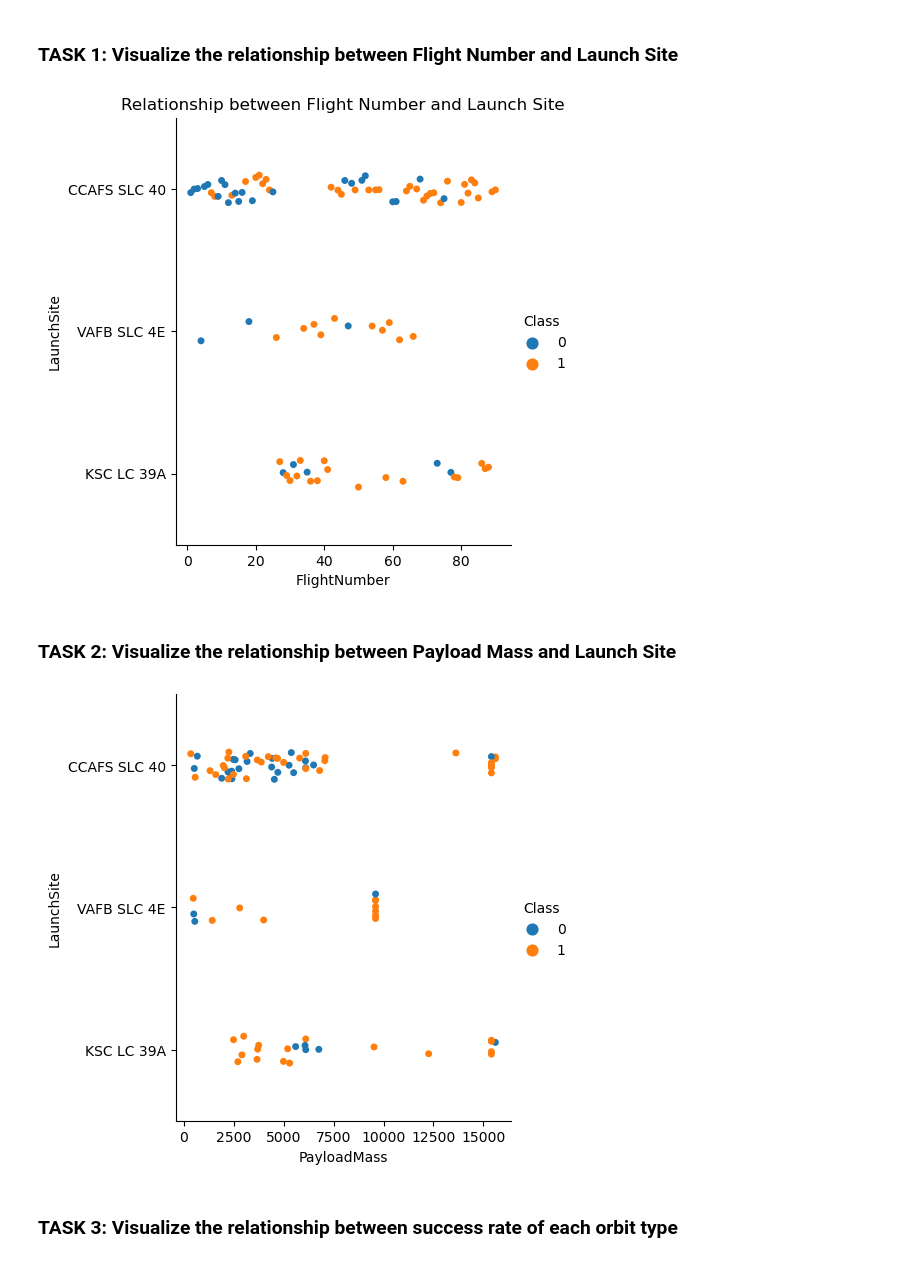
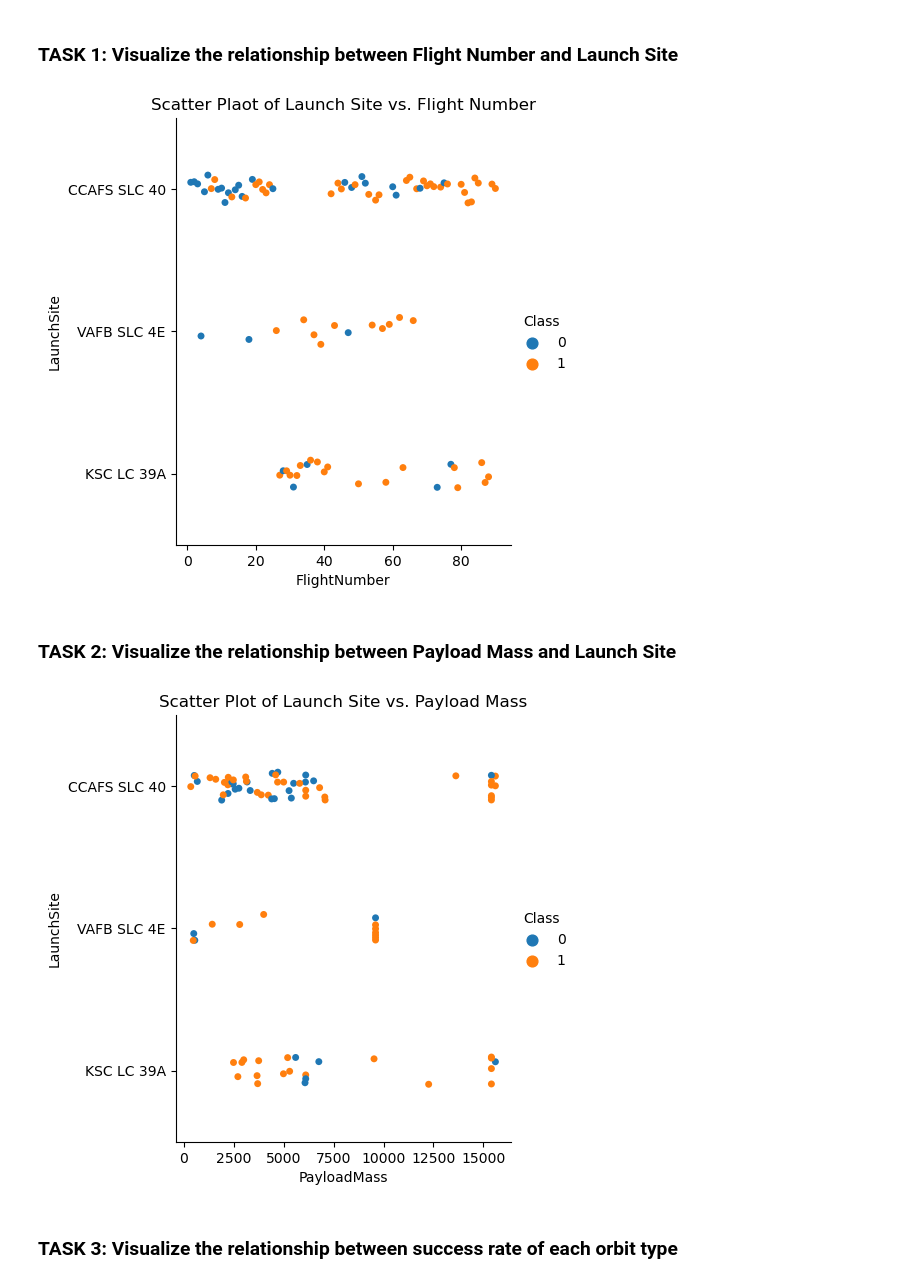
Before and after one commit to te-ex153/ibm-capstone, a Jupyter notebook: ibm_capstone_visualization.ipynb, the cells around one changed output. Saved outputs shown, nothing was run; the diff lists cells and outputs as text; code cells hidden in the pictures.

Commit message:
Add files via upload
Updated some graph titles

```diff
--- a/ibm_capstone_visualization.ipynb
+++ b/ibm_capstone_visualization.ipynb
@@ -70,18 +70,19 @@ plt.show()
 # %%
 # Plot a scatter point chart with x axis to be Flight Number and y axis to be the launch site, and hue to be the class value
 sns.catplot(x='FlightNumber', y='LaunchSite', hue='Class', data=df)
-plt.title('Relationship between Flight Number and Launch Site')
+plt.title('Scatter Plaot of Launch Site vs. Flight Number')
 plt.show()
 # %% [output]
-[figure, old version]
+[figure, new version]
 # %% [markdown]
 ### TASK 2: Visualize the relationship between Payload Mass and Launch Site
 # %%
 # Plot a scatter point chart with x axis to be Pay Load Mass (kg) and y axis to be the launch site, and hue to be the class value
 sns.catplot(x='PayloadMass', y='LaunchSite', hue='Class', data=df)
+plt.title('Scatter Plot of Launch Site vs. Payload Mass')
 plt.show()
 # %% [output]
-[figure, old version]
+[figure, new version]
 # %% [markdown]
 ### TASK  3: Visualize the relationship between success rate of each orbit type
 # %% [markdown]
```
Also changed, not shown: parts of 4 cells of this notebook.
